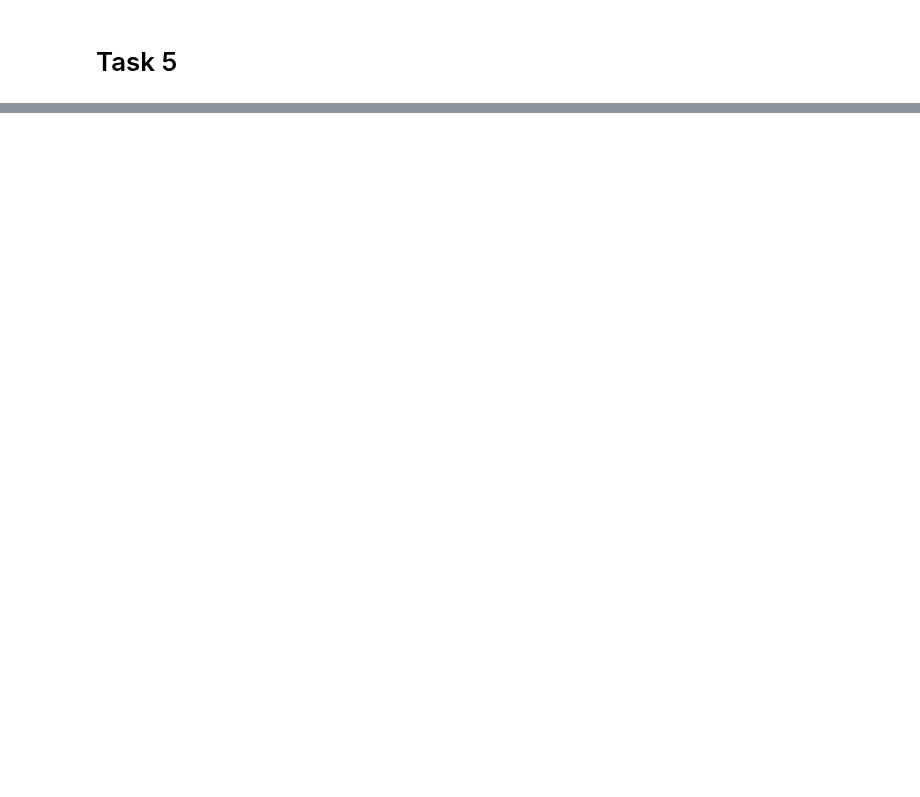
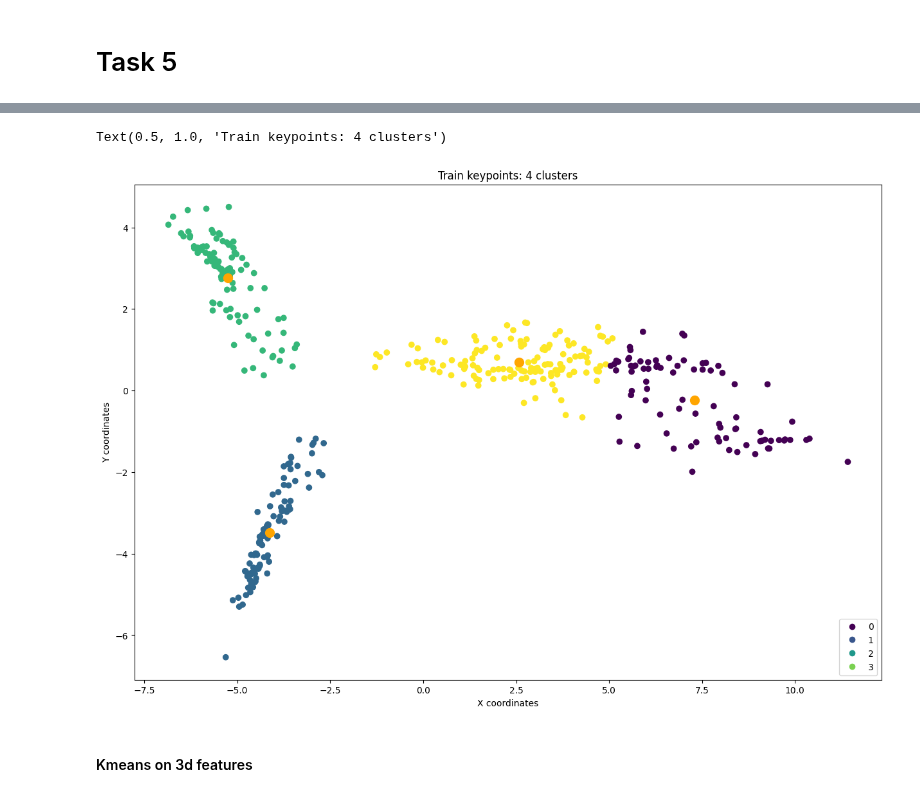
Before and after one commit to DeepLabCutAIResidency/DLC_AI2024, a Jupyter notebook: analysis_pipeline/analysis.ipynb, the cells around one changed output, grey strips where cells are left out. Saved outputs shown, nothing was run; the diff lists cells and outputs as text; code cells hidden in the pictures; blank space fills up the shorter version.

Commit message:
testing task 5: kmeans

```diff
--- a/analysis_pipeline/analysis.ipynb
+++ b/analysis_pipeline/analysis.ipynb
@@ -178,0 +283,7 @@ for i in range(0,36, 3):
+# %%
+sse = [] # sum of squared error within clusters
+for k in range(1, 15):
+    kmeans = KMeans(init="random", n_clusters=k, n_init=10, max_iter=50, random_state=42)
+    # run Kmeans algo
+    kmeans.fit(p_comp_2d)
+    sse.append(kmeans.inertia_)
@@ -178,0 +295,5 @@ for i in range(0,36, 3):
+# %%
+from kneed import KneeLocator
+
+opt_clusters = KneeLocator(range(1,15), sse, curve="convex", direction="decreasing")
+f"Optimal number of clusters: {opt_clusters.knee}"
@@ -178,0 +302,11 @@ for i in range(0,36, 3):
+# %%
+kmeans = KMeans(init="random", n_clusters=opt_clusters.knee, n_init=10, max_iter=50, random_state=42)
+# run Kmeans algo
+kmeans.fit(p_comp_2d)
+
+predicted_labels = kmeans.labels_
+centers = kmeans.cluster_centers_
+# %%
+# Construct dataframe from predicted clusters
+predicted_clusters = to_df(p_comp_2d, predicted_labels)
+predicted_clusters
@@ -178,0 +327,16 @@ for i in range(0,36, 3):
+# %%
+plt.figure(figsize=(15, 10))
+scatter = plt.scatter(predicted_clusters[0], predicted_clusters[1], c=predicted_clusters["label"])
+scatter2 = plt.scatter(centers[:, 0], centers[:, 1], c="orange", s=100)
+plt.xlabel("X coordinates")
+plt.ylabel("Y coordinates")
+
+unique_labels = np.unique(predicted_clusters["label"])
+handles, labels = scatter.legend_elements(prop="colors", num=len(unique_labels))
+plt.legend(handles, unique_labels, loc="lower right")
+plt.title(f"Train keypoints: {opt_clusters.knee} clusters")
+# %% [output]
+Text(0.5, 1.0, 'Train keypoints: 4 clusters')
+[figure, added]
+# %% [markdown]
+#### Kmeans on 3d features
```
Also changed, not shown: parts of 32 cells of this notebook.
